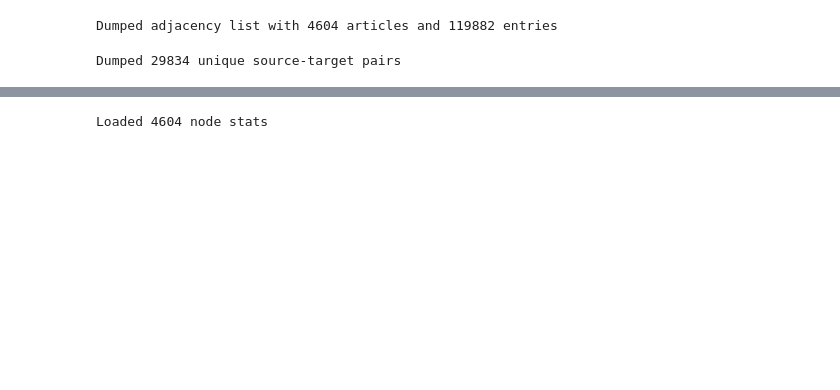
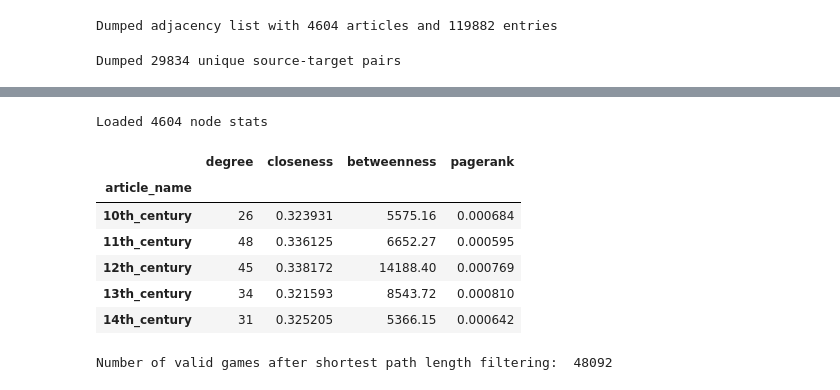
Before and after one commit to epfl-ada/ada-2024-project-outliars, a Jupyter notebook: scoring_v2.ipynb, the cells around one changed output, grey strips where cells are left out. Drawn from its saved outputs; the diff is of its cells as text; code cells hidden in the pictures; blank space fills up the shorter version.

```diff
--- a/scoring_v2.ipynb
+++ b/scoring_v2.ipynb
@@ -98,4 +106,18 @@ Loaded 29834 unique source-target pair stats
 # %%
 node_stats_df = load_or_compute_node_stats()
+node_stats_df.head()
 # %% [output]
 Loaded 4604 node stats
+|  | degree | closeness | betweenness | pagerank |
+| article_name |  |  |  |  |
+| 10th_century | 26 | 0.323931 | 5575.16 | 0.000684 |
+| 11th_century | 48 | 0.336125 | 6652.27 | 0.000595 |
+| 12th_century | 45 | 0.338172 | 14188.40 | 0.000769 |
+| 13th_century | 34 | 0.321593 | 8543.72 | 0.000810 |
+| 14th_century | 31 | 0.325205 | 5366.15 | 0.000642 |
+# %%
+valid_games_df = valid_games_df.merge(unique_game_stats_df, on=['source', 'target'], how='left')
+valid_games_df.dropna(subset=['shortest_path_length'], inplace=True)
+print("Number of valid games after shortest path length filtering: ", len(valid_games_df))
+# %% [output]
+Number of valid games after shortest path length filtering:  48092
```
Also changed, not shown: parts of 11 cells of this notebook, 3 other files.
